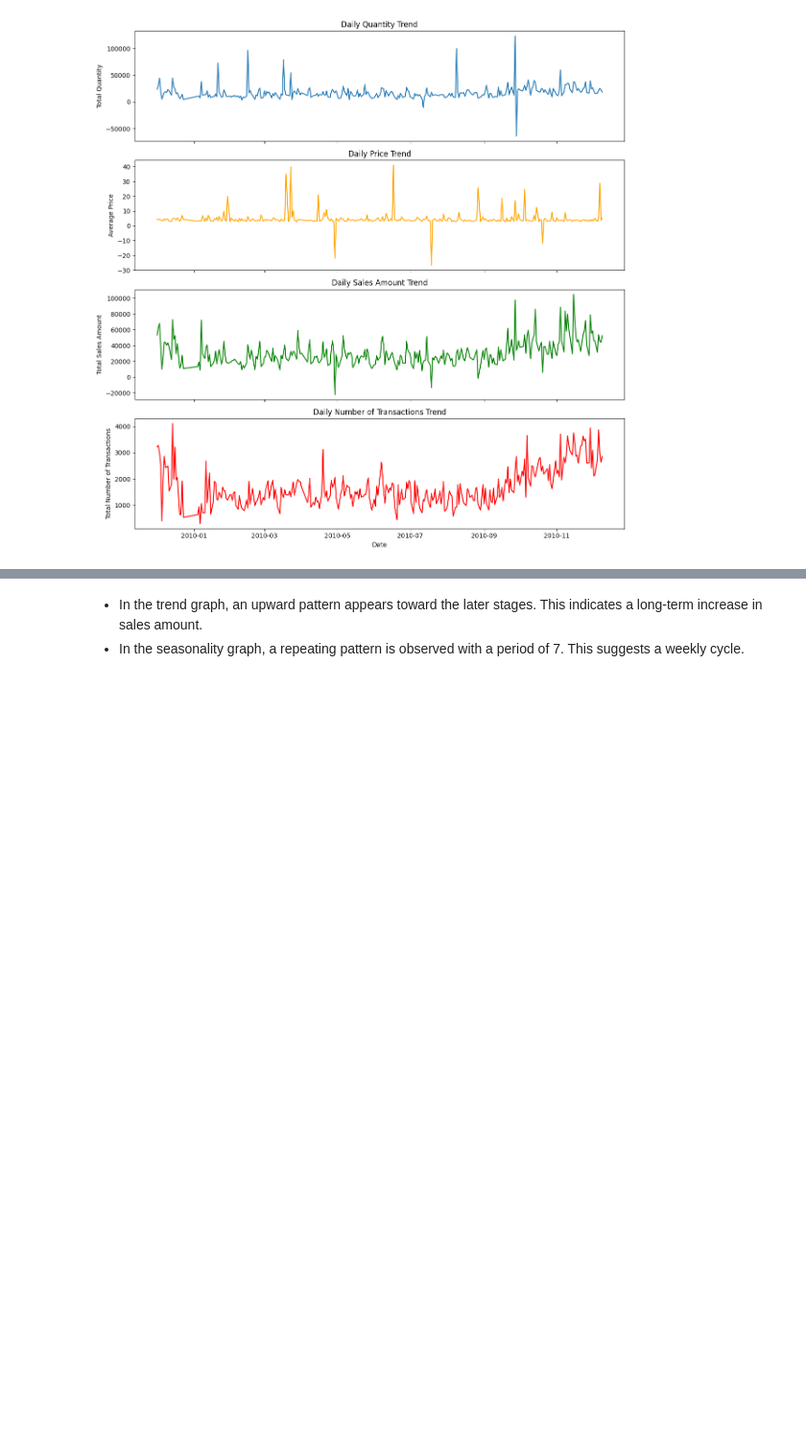
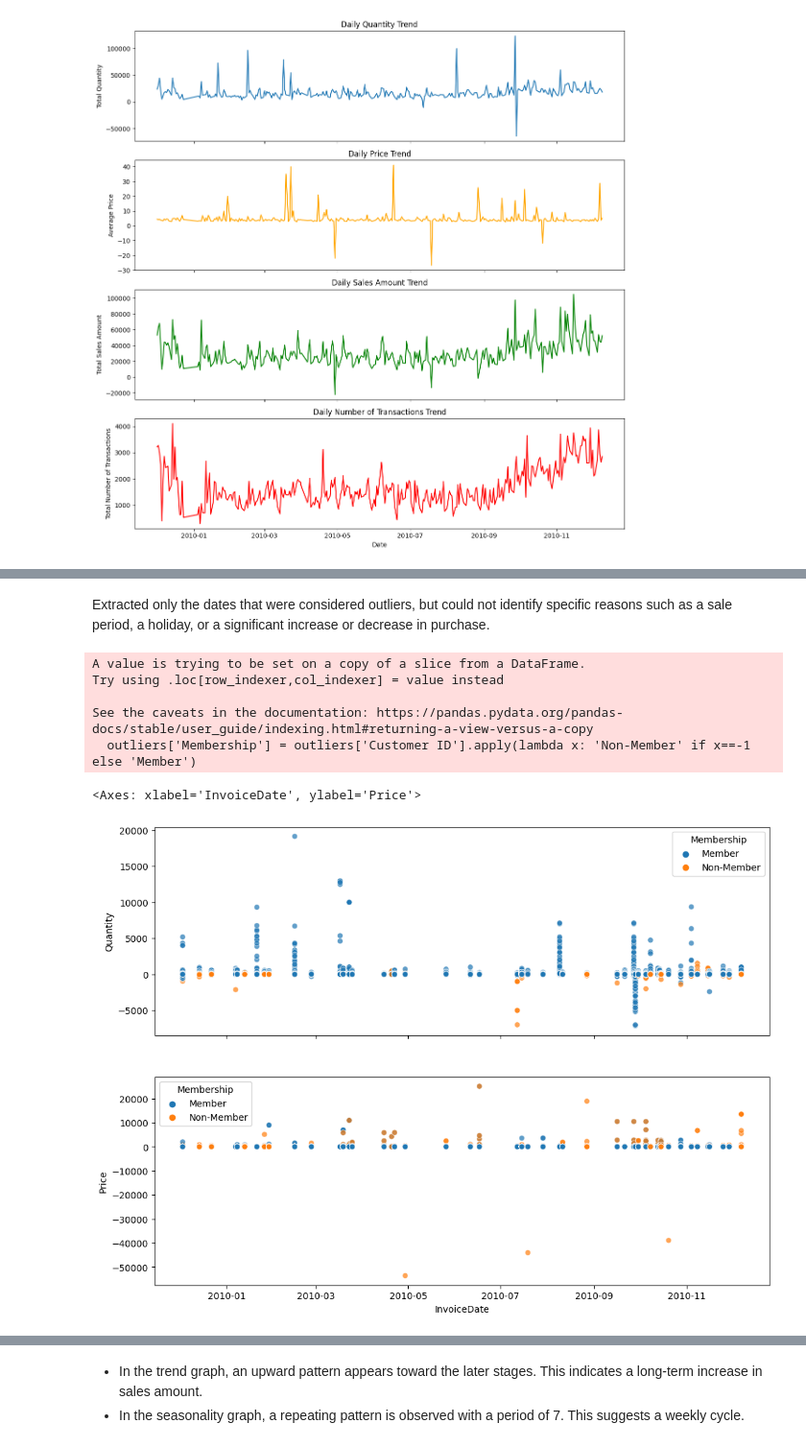
Before and after one commit to lukasp-dev/online-sale-data-analysis, a Jupyter notebook: Exploratory_analysis_for_online_sales.ipynb, the cells around one changed output, grey strips where cells are left out. Shown at 96% size. Drawn from its saved outputs; the diff is of its cells as text; code cells hidden in the pictures; blank space fills up the shorter version.

Commit message:
update data analysis

```diff
--- a/Exploratory_analysis_for_online_sales.ipynb
+++ b/Exploratory_analysis_for_online_sales.ipynb
@@ -168,0 +169,16 @@ On the other hand, since sales amount and number of transactions continue to flu
+# %%
+# Conduct additional analysis to identify the cause of the outliers
+def detect_outliers_iqr(data, column):
+    Q1 = data[column].quantile(0.25)
+    Q3 = data[column].quantile(0.75)
+    IQR = Q3 - Q1
+    lower_bound = Q1 - 1.5 * IQR
+    upper_bound = Q3 + 1.5 * IQR
+    outliers = data[(data[column] < lower_bound) | (data[column] > upper_bound)]
+    return outliers.index
+
+outliers_quantity_date = detect_outliers_iqr(daily_purchase_trend, "Quantity")
+outliers_price_date = detect_outliers_iqr(daily_purchase_trend, "Price")
+
+outliers = purchase_trend_df[(purchase_trend_df['InvoiceDate'].isin(outliers_quantity_date)) | (purchase_trend_df['InvoiceDate'].isin(outliers_price_date))]
+outliers
@@ -168,0 +221,16 @@ On the other hand, since sales amount and number of transactions continue to flu
+# %% [markdown]
+Extracted only the dates that were considered outliers, but could not identify specific reasons such as a sale period, a holiday, or a significant increase or decrease in purchase.
+# %%
+outliers['Membership'] = outliers['Customer ID'].apply(lambda x: 'Non-Member' if x==-1 else 'Member')
+
+fig, axes = plt.subplots(2, 1, figsize=(12, 9), sharex=True)
+sns.scatterplot(ax=axes[0], x=outliers['InvoiceDate'], y=outliers['Quantity'], hue=outliers['Membership'], alpha=0.7)
+sns.scatterplot(ax=axes[1], x=outliers['InvoiceDate'], y=outliers['Price'], hue=outliers['Membership'], alpha=0.7)
+# %% [output]
+A value is trying to be set on a copy of a slice from a DataFrame.
+Try using .loc[row_indexer,col_indexer] = value instead
+
+See the caveats in the documentation: https://pandas.pydata.org/pandas-docs/stable/user_guide/indexing.html#returning-a-view-versus-a-copy
+  outliers['Membership'] = outliers['Customer ID'].apply(lambda x: 'Non-Member' if x==-1 else 'Member')
+<Axes: xlabel='InvoiceDate', ylabel='Price'>
+[figure, added]
```
Also changed, not shown: parts of 15 cells of this notebook.
